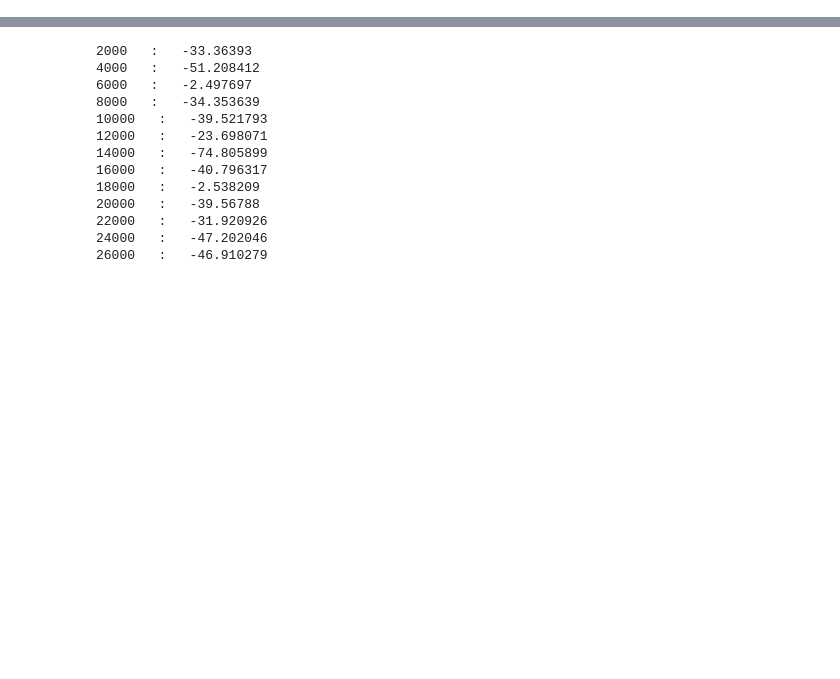
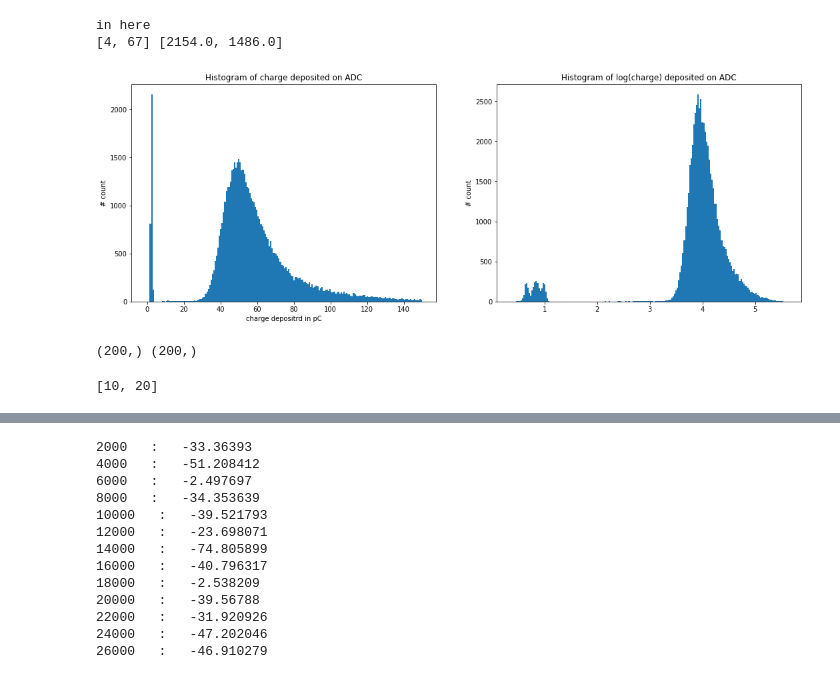
Before and after one commit to ats2008/drs4daq, a Jupyter notebook: drs4v5/pythonDoc.ipynb, the cells around one changed output, grey strips where cells are left out. Saved outputs shown, nothing was run; the diff lists cells and outputs as text; code cells hidden in the pictures; blank space fills up the shorter version.

```diff
--- a/drs4v5/pythonDoc.ipynb
+++ b/drs4v5/pythonDoc.ipynb
@@ -3,0 +5,39 @@ import numpy as np
+# %%
+fname='data/paddle3_test_run/eDeposit.txt'
+# %%
+f=open(fname,'r')
+l=f.readline()
+eid=[]
+energy=[]
+while l:
+    items=l[:-1].split(',')
+    eid.append(int(items[0]))
+    energy.append(float(items[1]))
+    l=f.readline()
+eid=np.array(eid)
+energy=np.array(energy)
+# %%
+ename='paddle3_test_run'
+# %%
+f,ax=plt.subplots(nrows=1,ncols=2,figsize=(18,6))
+x=ax[0].hist(energy,bins=200,range=(-1,150))
+xl=ax[1].hist(np.log(energy),bins=200)
+ax[0].set_title("Histogram of charge deposited on ADC")
+ax[1].set_title("Histogram of log(charge) deposited on ADC")
+ax[0].set_xlabel("charge depositrd in pC")
+ax[0].set_ylabel("# count")
+ax[1].set_ylabel("# count")
+xhere=(x[1][:-1]+x[1][1:])/2
+yhere=x[0]
+pk,pkv=find_peak(yhere,20)
+print(pk,pkv)
+plt.savefig('data/'+ename+'/'+'hist.png',dpi=400)
+f=open('data/'+ename+'/'+'peaks.txt','w')
+f.write("#peaks \n#energy,count\n")
+for i,j in zip(pk,pkv):
+    f.write(str(xhere[i])+","+str(j)+'\n')
+f.close()
+# %% [output]
+in here
+[4, 67] [2154.0, 1486.0]
+[figure, added]
@@ -3,0 +50,6 @@ import numpy as np
+# %%
+xhere=(x[1][:-1]+x[1][1:])/2
+yhere=x[0]
+print(np.shape(xhere),np.shape(yhere))
+# %% [output]
+(200,) (200,)
@@ -3,0 +58,4 @@ import numpy as np
+# %%
+a[0:2]
+# %% [output]
+[10, 20]
```
Also changed, not shown: parts of 11 cells of this notebook, 4 other files.
